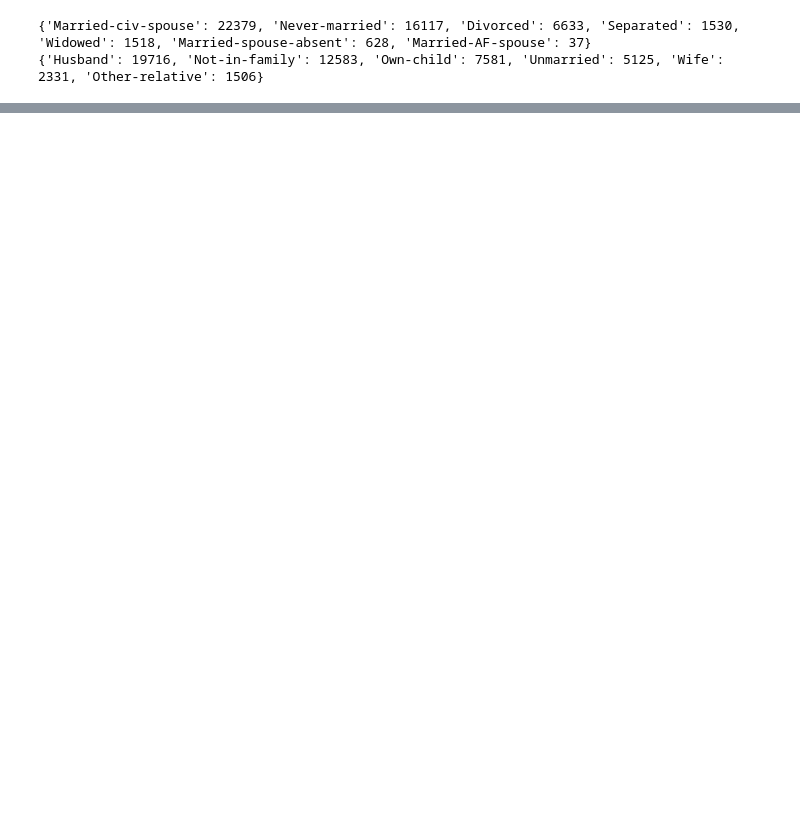
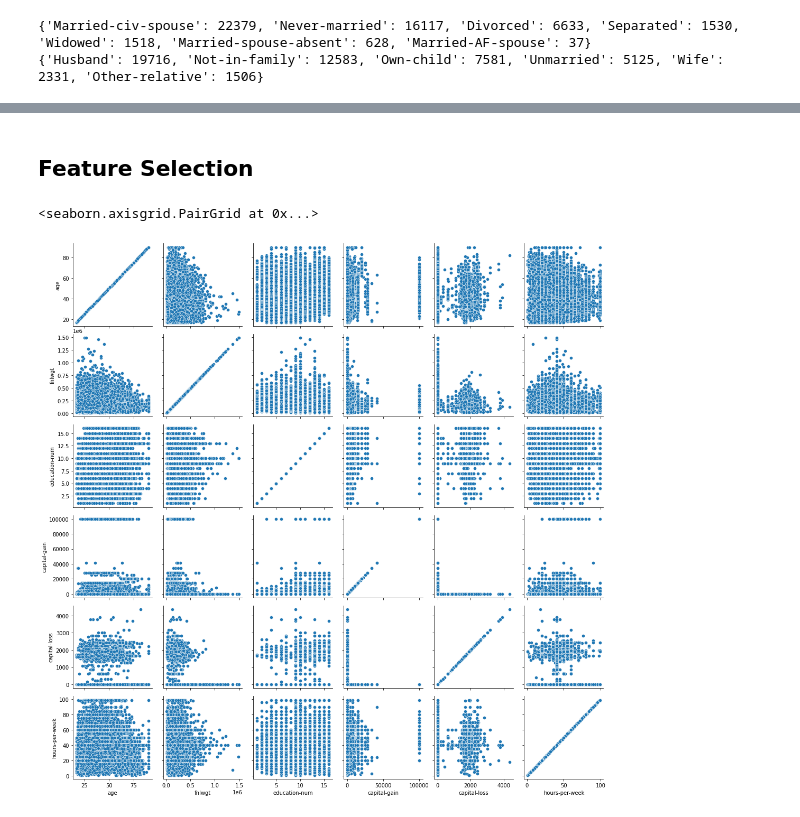
Before and after one commit to PikaSannnnn/cs105project, a Jupyter notebook: Stephen.ipynb, the cells around one changed output, grey strips where cells are left out. Saved outputs shown, nothing was run; the diff lists cells and outputs as text; code cells hidden in the pictures; blank space fills up the shorter version.

```diff
--- a/Stephen.ipynb
+++ b/Stephen.ipynb
@@ -127,0 +153,8 @@ data
+# %% [markdown]
+## Feature Selection
+# %%
+fs_pgplot = sns.PairGrid(data)
+fs_pgplot.map(sns.scatterplot)
+# %% [output]
+<seaborn.axisgrid.PairGrid at 0x...>
+[figure, added]
```
Also changed, not shown: parts of 15 cells of this notebook.
